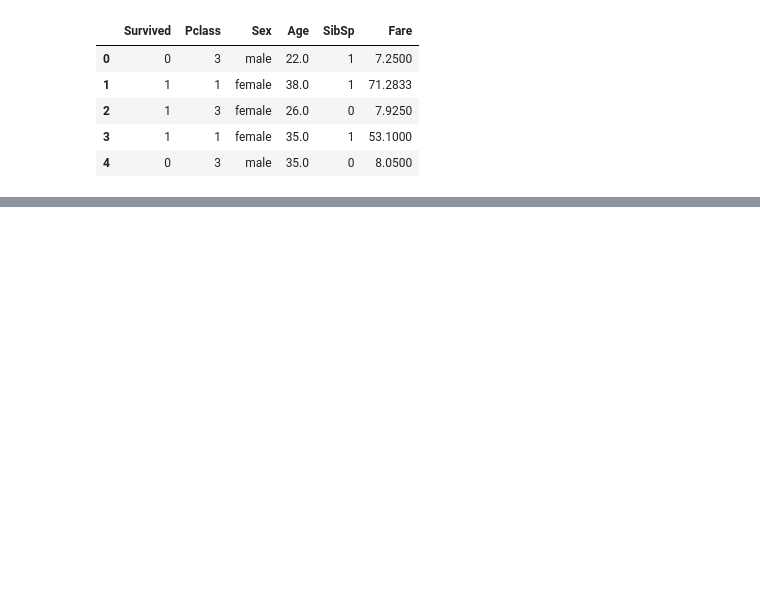
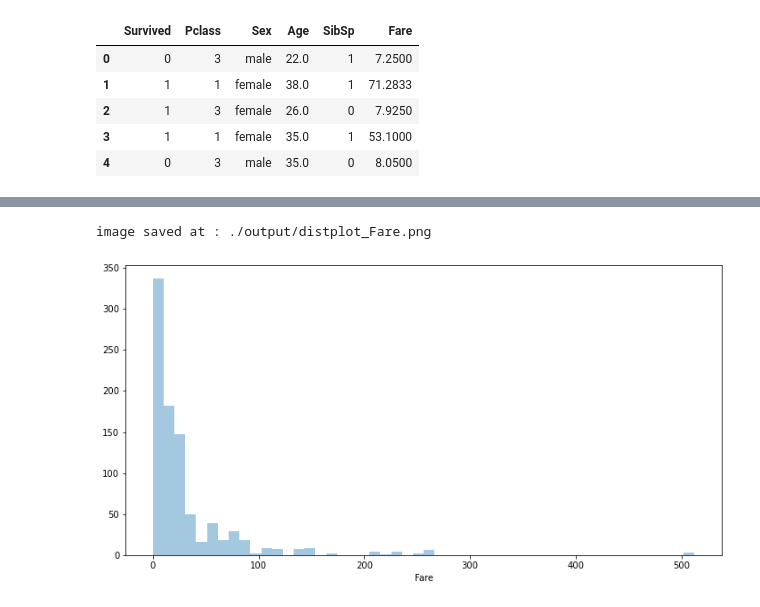
Before and after one commit to onlyabhilash/SimpleFeatureEnggFun, a Jupyter notebook: explore.ipynb, the cells around one changed output, grey strips where cells are left out. Cells and saved outputs as stored; diff of their text form; code cells hidden in the pictures; blank space fills up the shorter version.

```diff
--- a/explore.ipynb
+++ b/explore.ipynb
@@ -142,0 +147,23 @@ result saved at : ./output/describe.csv
+# %%
+def continuous_var_distplot(x,output_path = None,bins = None):
+    """
+    draw the barplot of a discrete variable x against y(target variable).
+    By default the bar shows the mean value of y.
+    Parameters
+    ----------
+    Returns
+    -------
+    figure save as PNG
+    """
+
+    plt.figure(figsize = (12,6))
+    sns.distplot(a = x,kde = False,bins = bins)
+    if output_path is not None:
+        output = os.path.join(output_path,'distplot_'+str(x.name)+'.png')
+        plt.savefig(output)
+        print('image saved at :',str(output))
+# %%
+continuous_var_distplot(x=data['Fare'],output_path='./output/')
+# %% [output]
+image saved at : ./output/distplot_Fare.png
+[figure, added]
```
Also changed, not shown: parts of 18 cells of this notebook, 7 other files.
